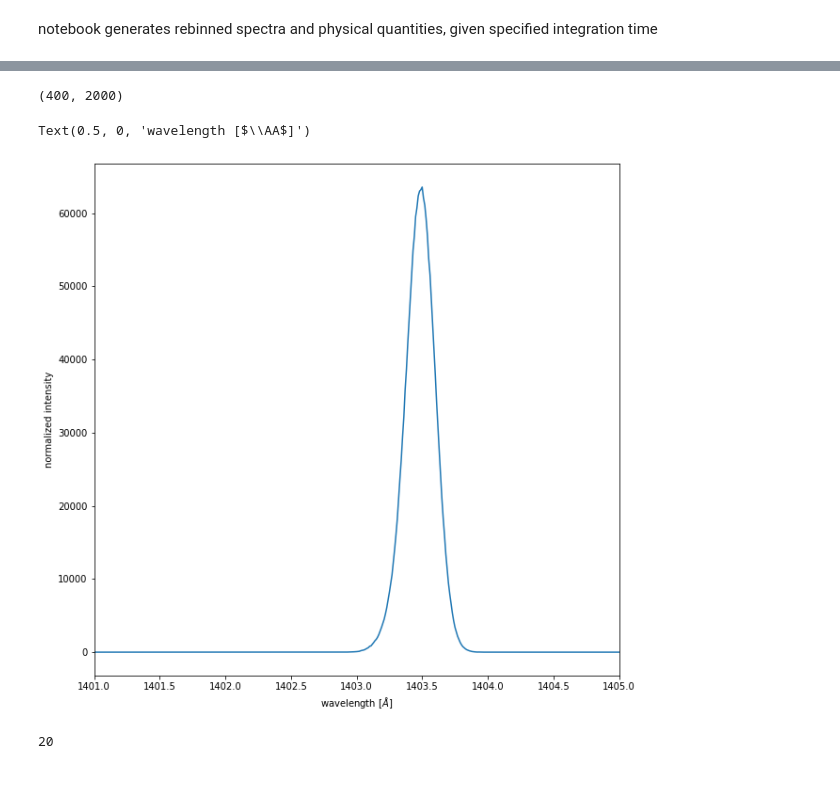
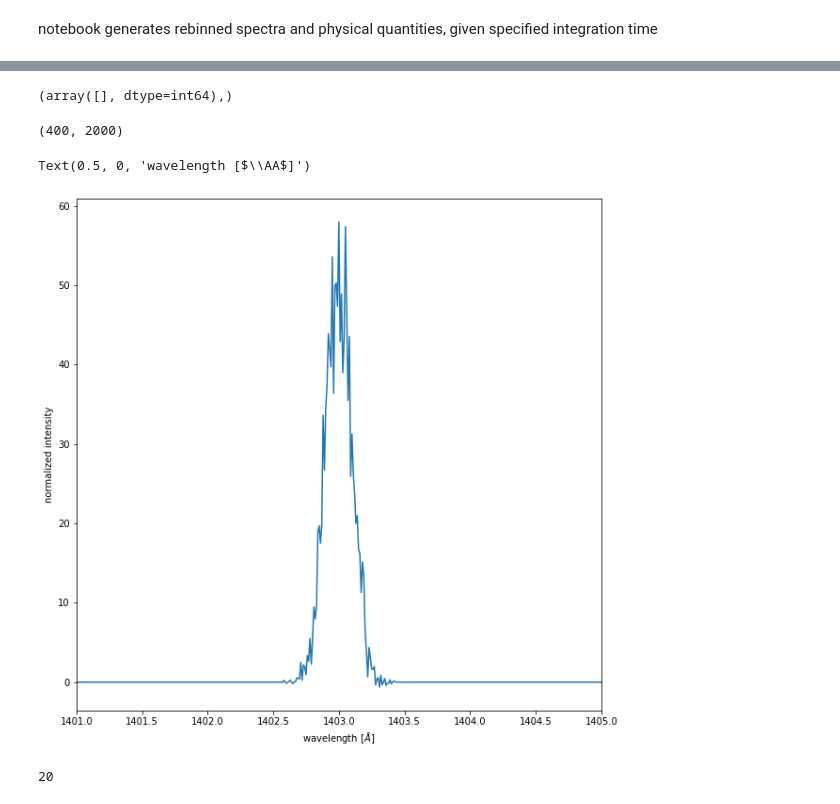
Before and after one commit to wilashfie/synth_spec, a Jupyter notebook: rebin_loop.ipynb, the cells around one changed output, grey strips where cells are left out. Saved outputs shown, nothing was run; the diff lists cells and outputs as text; code cells hidden in the pictures.

```diff
--- a/rebin_loop.ipynb
+++ b/rebin_loop.ipynb
@@ -12,14 +12,12 @@ from scipy.optimize import curve_fit
 from create_arrays import create_arr
 # %%
 # import arrays
+
 # tube = readsav('/Users/WilliamHenryAshfieldIV/dat/f4_vis5_n400.sav',verbose=False,python_dict=False)
 # frac = readsav('/Users/WilliamHenryAshfieldIV/dat/f4_vis5_n400_si_iv_nei.sav',verbose=False,python_dict=False)
 
-# tube = readsav('/Users/WilliamHenryAshfieldIV/dat/f4_vis5_dt02.sav',verbose=False,python_dict=False)
-# frac = readsav('/Users/WilliamHenryAshfieldIV/dat/f4_vis5_dt02_si_iv_nei.sav',verbose=False,python_dict=False)
-
-tube = readsav('/Users/WilliamHenryAshfieldIV/dat/f1_vis5_heat20.sav',verbose=False,python_dict=False)
-frac = readsav('/Users/WilliamHenryAshfieldIV/dat/f1_vis5_heat20_si_iv_nei.sav',verbose=False,python_dict=False)
+tube = readsav('/Users/WilliamHenryAshfieldIV/dat/f4_t10_heat20_tri.sav',verbose=False,python_dict=False)
+frac = readsav('/Users/WilliamHenryAshfieldIV/dat/f4_t10_heat20_tri_si_iv_nei.sav',verbose=False,python_dict=False)
 
 log10T,log10G = np.loadtxt('/Users/WilliamHenryAshfieldIV/dat/goft_1403.dat.txt',comments='%',unpack=True)
 # %%
@@ -29,10 +36,14 @@ ll = np.arange(line-10,line+10,0.01)
+# %%
+np.where(error==0)
+# %% [output]
+(array([], dtype=int64),)
 # %%
 SPEC = np.zeros((t_n,2000))
 ERROR = np.zeros((t_n,2000))
 
 # note: shape is from the interpolation in create array (see set i_min/i_max). simply change shape to correct value if
     # error is thrown
-shape = 7480
+shape = 12880
 X = np.zeros((t_n,shape))
 V = np.zeros((t_n,shape))
 T = np.zeros((t_n,shape))
@@ -58,15 +69,15 @@ SPEC.shape
 (400, 2000)
 # %%
 fig, ax = plt.subplots(figsize=[10,10])
-plt.plot(ll,SPEC[120,:])
+plt.plot(ll,SPEC[9,:])
 #plt.plot(ll,SPEC[100,:])
 #plt.plot(ll,SPEC[200,:])
 plt.xlim(1401,1405)
 plt.ylabel('normalized intensity')
 ax.set_xlabel('wavelength [$\AA$]')
 # %% [output]
 Text(0.5, 0, 'wavelength [$\\AA$]')
-[figure, old version]
+[figure, new version]
 # %%
 dt = 0.1
 inegration = 2
```
Also changed, not shown: parts of 4 cells of this notebook, 6 other files.
